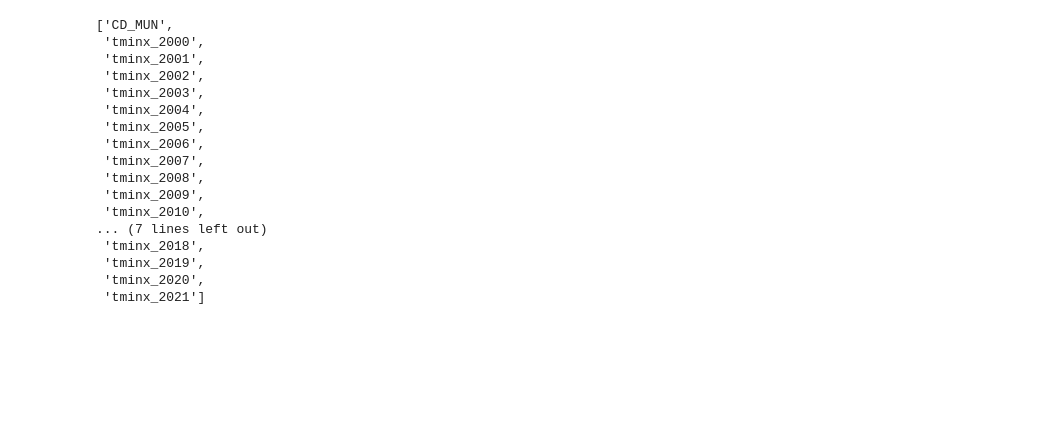
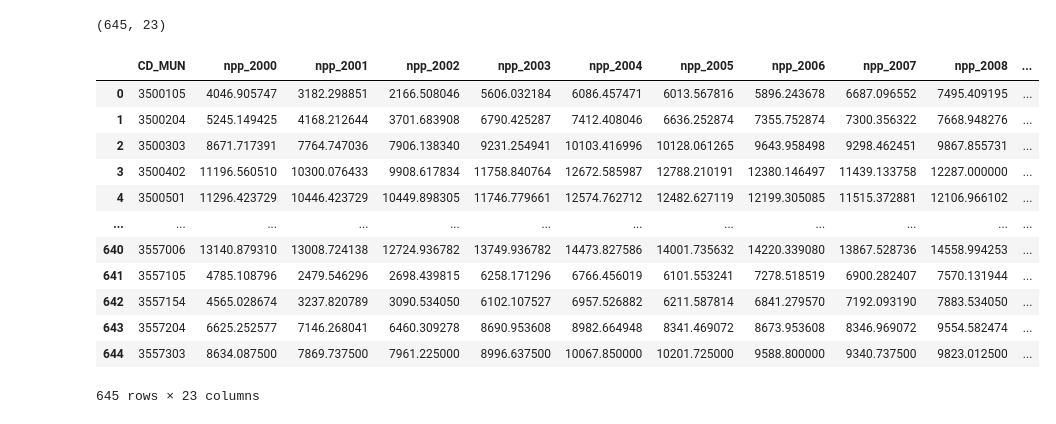
Before and after one commit to neli12/time-series-productivity-sp, a Jupyter notebook: pre-processing/joins_csv.ipynb, the cells around one changed output. Drawn from its saved outputs; the diff is of its cells as text; code cells hidden in the pictures; blank space fills up the shorter version.

```diff
--- a/pre-processing/joins_csv.ipynb
+++ b/pre-processing/joins_csv.ipynb
@@ -31,4 +52 @@ df_list = [pd.read_csv(f) for f in sorted_fl]
-# %%
-for i, df in enumerate(df_list[1:]):
-     df_output = pd.merge(df_list[0], df, on=['CD_MUN'], how='inner')
 # %%
@@ -41,28 +77,30 @@ cols = ['CD_MUN', '_2000mean', '_2001mean', '_2002mean', '_2003mean', '_2004mean
        '_2009mean','_2010mean', '_2011mean', '_2012mean', '_2013mean', '_2014mean', '_2015mean', '_2016mean', '_2017mean',
        '_2018mean', '_2019mean', '_2020mean', '_2021mean']
 # %%
+# Excluri as demais colunas e criar um novo dataset
 new_data = data[cols]
+new_data.shape
+# %% [output]
+(645, 23)
 # %%
+# Renomear as colunas
 lista = ['CD_MUN']
 for i in range(2000, 2022):
-    lista.append(tmin + str(i))
+    lista.append('npp_' + str(i))
 
-lista
+new_data.columns = lista
+new_data
 # %% [output]
+|  | CD_MUN | npp_2000 | npp_2001 | npp_2002 | npp_2003 | npp_2004 | npp_2005 | npp_2006 | npp_2007 | npp_2008 | ... |
+| 0 | 3500105 | 4046.905747 | 3182.298851 | 2166.508046 | 5606.032184 | 6086.457471 | 6013.567816 | 5896.243678 | 6687.096552 | 7495.409195 | ... |
+| 1 | 3500204 | 5245.149425 | 4168.212644 | 3701.683908 | 6790.425287 | 7412.408046 | 6636.252874 | 7355.752874 | 7300.356322 | 7668.948276 | ... |
+| 2 | 3500303 | 8671.717391 | 7764.747036 | 7906.138340 | 9231.254941 | 10103.416996 | 10128.061265 | 9643.958498 | 9298.462451 | 9867.855731 | ... |
+| 3 | 3500402 | 11196.560510 | 10300.076433 | 9908.617834 | 11758.840764 | 12672.585987 | 12788.210191 | 12380.146497 | 11439.133758 | 12287.000000 | ... |
+| 4 | 3500501 | 11296.423729 | 10446.423729 | 10449.898305 | 11746.779661 | 12574.762712 | 12482.627119 | 12199.305085 | 11515.372881 | 12106.966102 | ... |
+| ... | ... | ... | ... | ... | ... | ... | ... | ... | ... | ... | ... |
+| 640 | 3557006 | 13140.879310 | 13008.724138 | 12724.936782 | 13749.936782 | 14473.827586 | 14001.735632 | 14220.339080 | 13867.528736 | 14558.994253 | ... |
+| 641 | 3557105 | 4785.108796 | 2479.546296 | 2698.439815 | 6258.171296 | 6766.456019 | 6101.553241 | 7278.518519 | 6900.282407 | 7570.131944 | ... |
+| 642 | 3557154 | 4565.028674 | 3237.820789 | 3090.534050 | 6102.107527 | 6957.526882 | 6211.587814 | 6841.279570 | 7192.093190 | 7883.534050 | ... |
+| 643 | 3557204 | 6625.252577 | 7146.268041 | 6460.309278 | 8690.953608 | 8982.664948 | 8341.469072 | 8673.953608 | 8346.969072 | 9554.582474 | ... |
+| 644 | 3557303 | 8634.087500 | 7869.737500 | 7961.225000 | 8996.637500 | 10067.850000 | 10201.725000 | 9588.800000 | 9340.737500 | 9823.012500 | ... |
-['CD_MUN',
- 'tminx_2000',
- 'tminx_2001',
- 'tminx_2002',
- 'tminx_2003',
- 'tminx_2004',
- 'tminx_2005',
- 'tminx_2006',
- 'tminx_2007',
- 'tminx_2008',
- 'tminx_2009',
- 'tminx_2010',
-... (7 lines left out)
- 'tminx_2018',
- 'tminx_2019',
- 'tminx_2020',
- 'tminx_2021']
+645 rows × 23 columns
```
Also changed, not shown: parts of 9 cells of this notebook.
